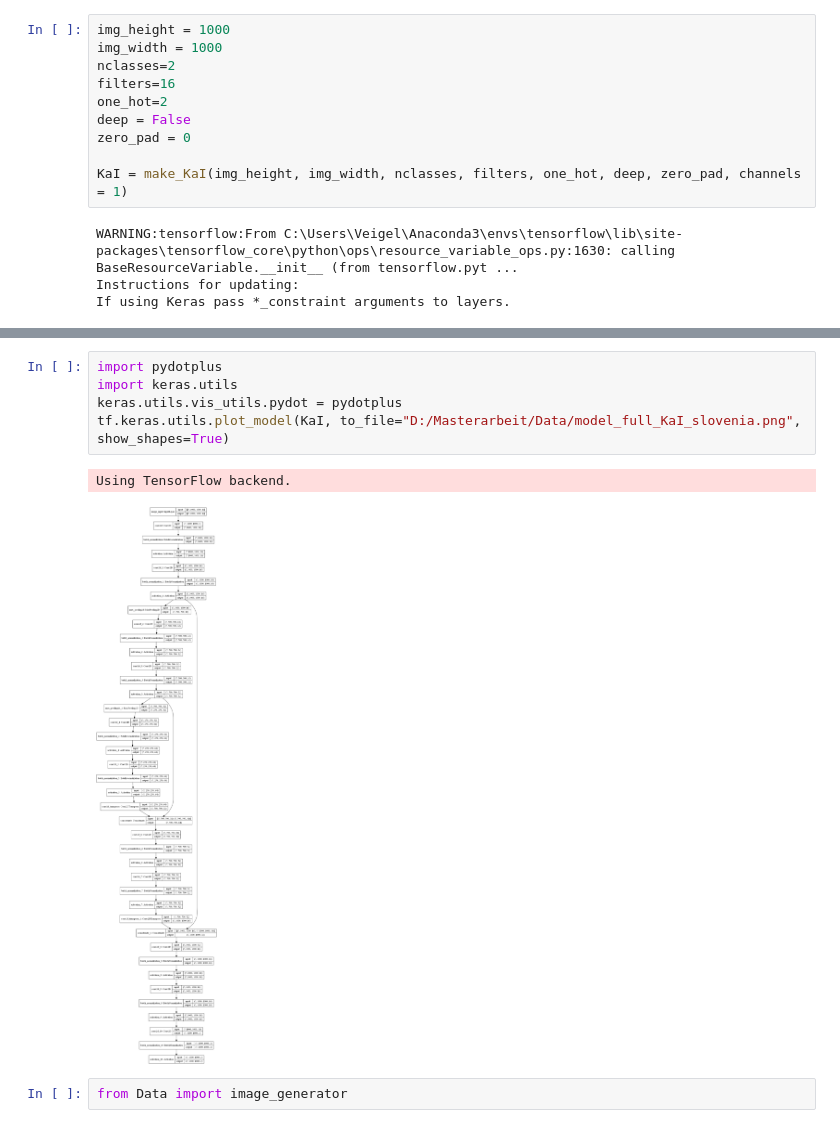
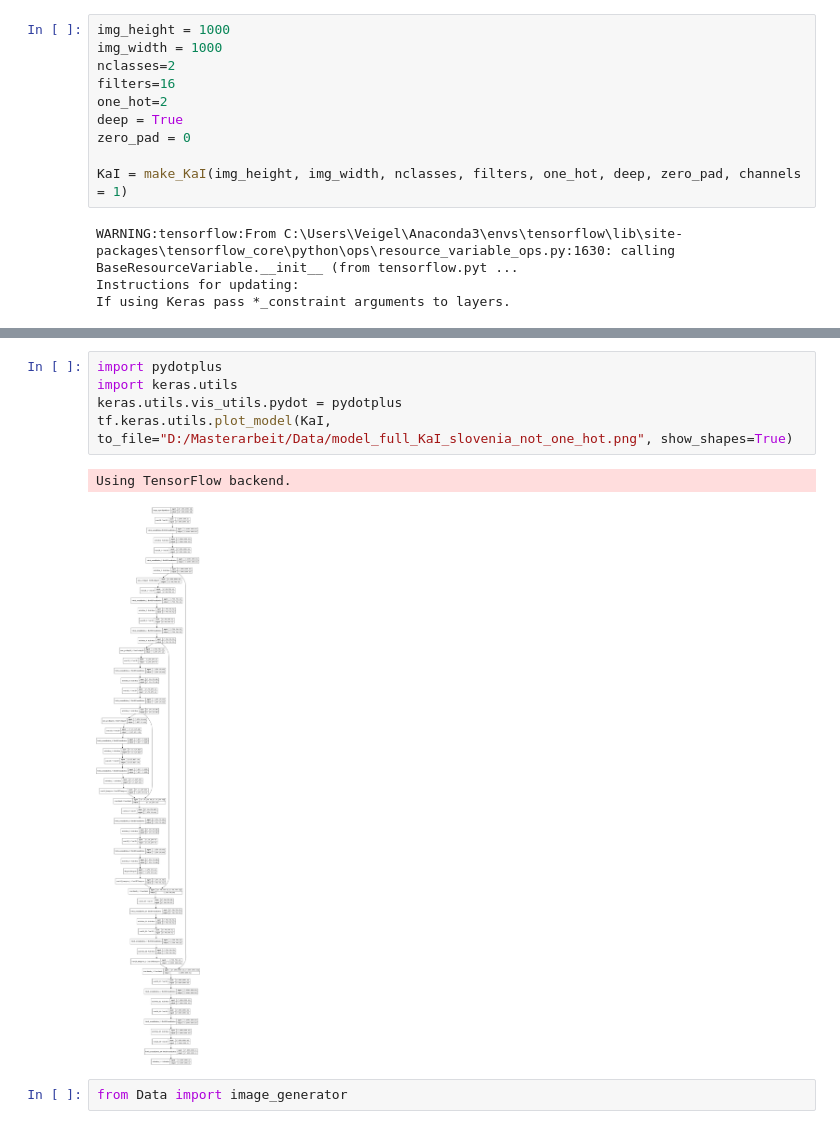
Before and after one commit to ajjdan/Karst-Segmentation-from-DEM, a Jupyter notebook: Training_high_resolution_Slovenia.ipynb, the cells around one changed output, grey strips where cells are left out. Drawn from its saved outputs; the diff is of its cells as text.

```diff
--- a/Training_high_resolution_Slovenia.ipynb
+++ b/Training_high_resolution_Slovenia.ipynb
@@ -33,7 +33,7 @@ img_width = 1000
 nclasses=2
 filters=16
 one_hot=2
-deep = False
+deep = True
 zero_pad = 0
 
 KaI = make_KaI(img_height, img_width, nclasses, filters, one_hot, deep, zero_pad, channels = 1)
@@ -44,11 +52,11 @@ If using Keras pass *_constraint arguments to layers.
 # %%
 import pydotplus
 import keras.utils
 keras.utils.vis_utils.pydot = pydotplus
-tf.keras.utils.plot_model(KaI, to_file="D:/Masterarbeit/Data/model_full_KaI_slovenia.png", show_shapes=True)
+tf.keras.utils.plot_model(KaI, to_file="D:/Masterarbeit/Data/model_full_KaI_slovenia_not_one_hot.png", show_shapes=True)
 # %% [output]
 Using TensorFlow backend.
-[figure, old version]
+[figure, new version]
 # %%
 from Data import image_generator
 # %%
```
Also changed, not shown: parts of 5 cells of this notebook, 7 other files.
